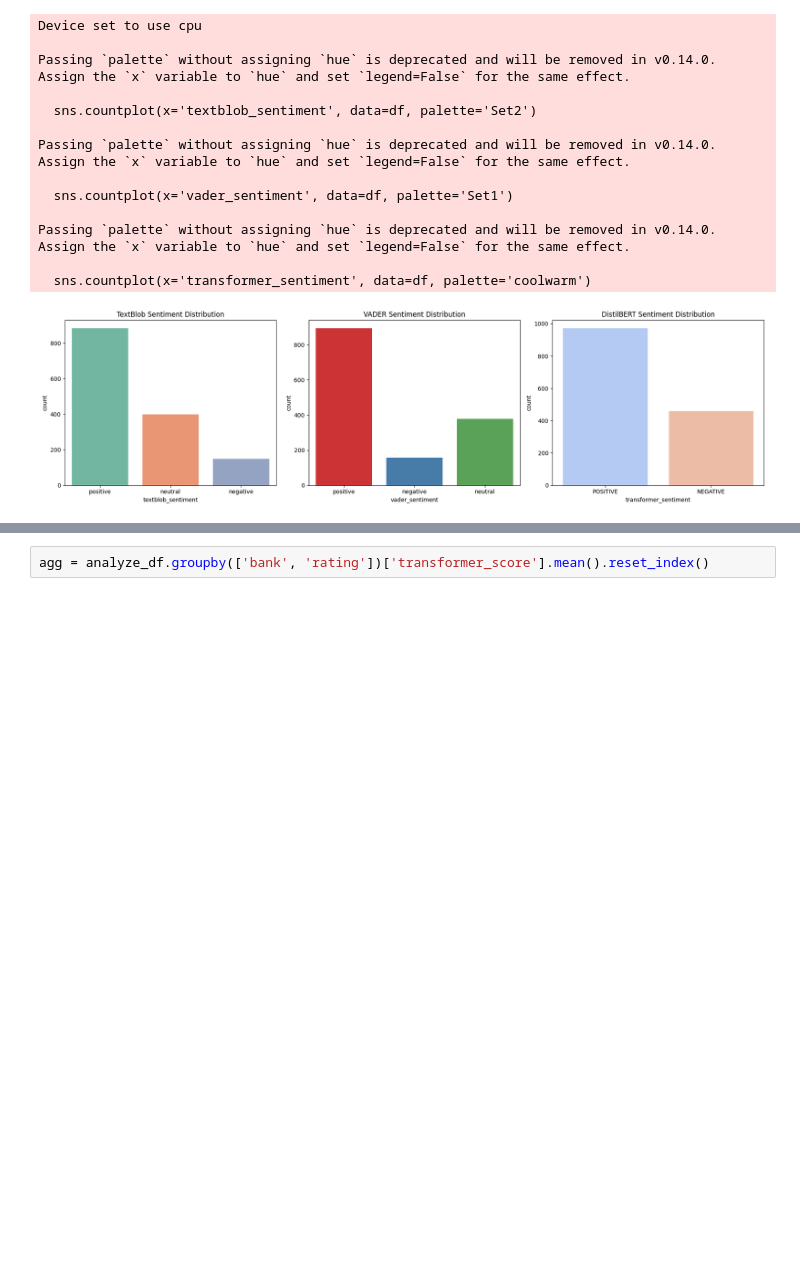
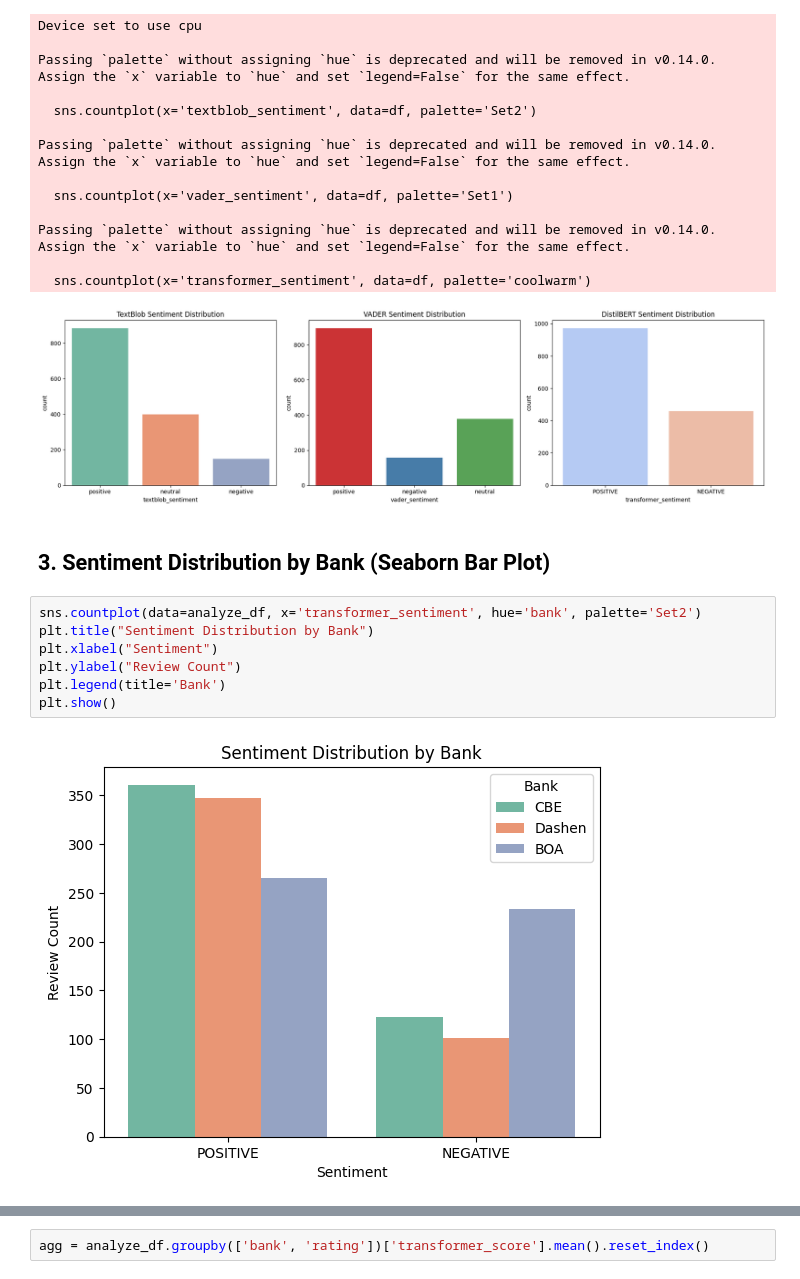
Before and after one commit to michaWorku/fintech-review-analytics, a Jupyter notebook: notebooks/sentiment_thematic_analysis.ipynb, the cells around one changed output, grey strips where cells are left out. Cells and saved outputs as stored; diff of their text form; blank space fills up the shorter version.

```diff
--- a/notebooks/sentiment_thematic_analysis.ipynb
+++ b/notebooks/sentiment_thematic_analysis.ipynb
@@ -71,3 +90,14 @@ Passing `palette` without assigning `hue` is deprecated and will be removed in v
 
   sns.countplot(x='transformer_sentiment', data=df, palette='coolwarm')
 [figure]
+# %% [markdown]
+## 3. Sentiment Distribution by Bank (Seaborn Bar Plot)
+# %%
+sns.countplot(data=analyze_df, x='transformer_sentiment', hue='bank', palette='Set2')
+plt.title("Sentiment Distribution by Bank")
+plt.xlabel("Sentiment")
+plt.ylabel("Review Count")
+plt.legend(title='Bank')
+plt.show()
+# %% [output]
+[figure, added]
```
Also changed, not shown: parts of 11 cells of this notebook.
